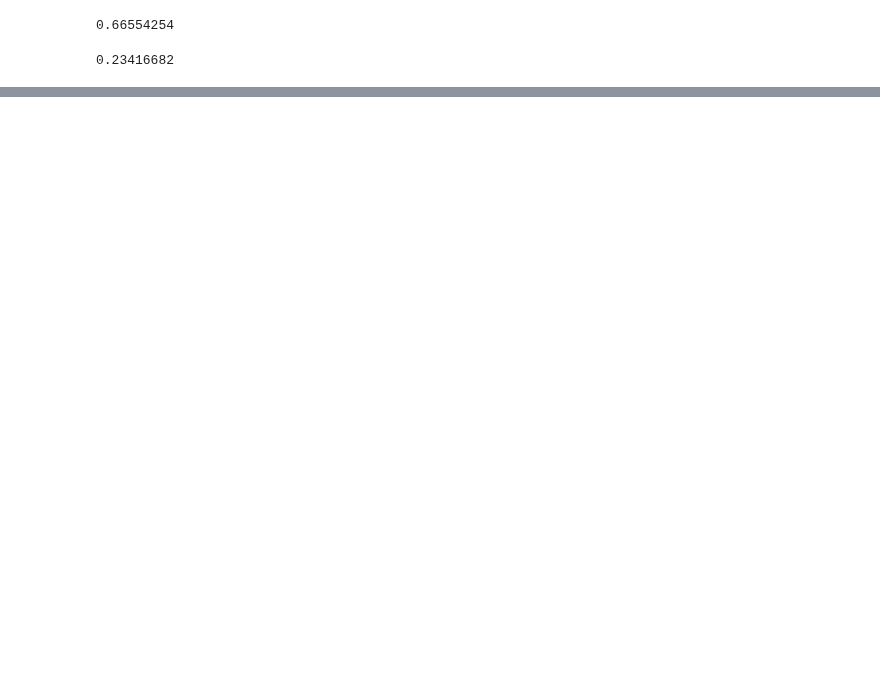
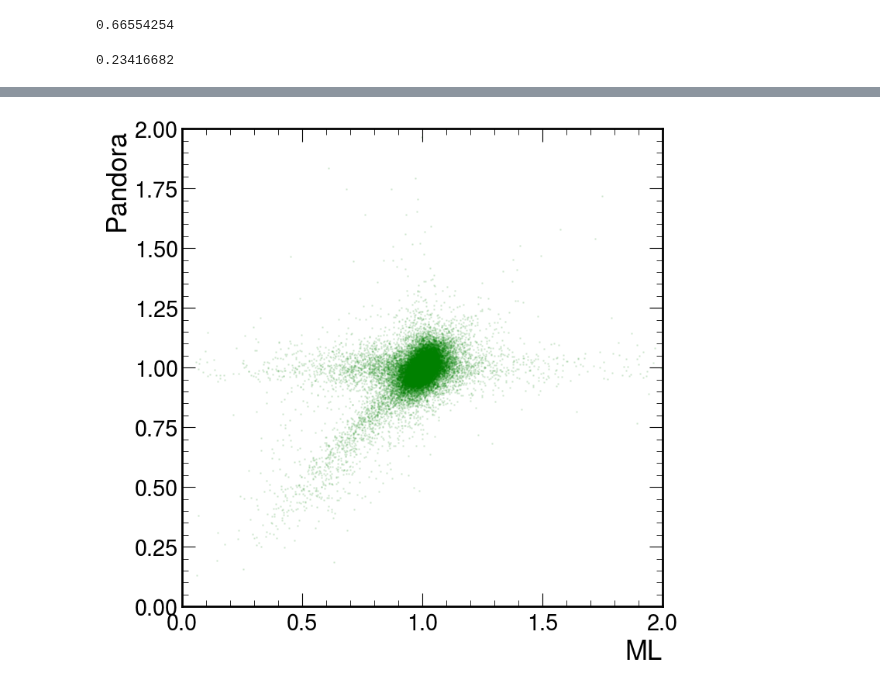
Before and after one commit to selvaggi/mlpf, a Jupyter notebook: notebooks/lowE_particles.ipynb, the cells around one changed output, grey strips where cells are left out. Drawn from its saved outputs; the diff is of its cells as text; code cells hidden in the pictures; blank space fills up the shorter version.

```diff
--- a/notebooks/lowE_particles.ipynb
+++ b/notebooks/lowE_particles.ipynb
@@ -167,0 +187,12 @@ NameError: name 'get_response_for_event_energy' is not defined
+# %%
+# Scatter plot of model and pand_filt
+matplotlib.rcParams["font.size"] = 25
+fig, ax = plt.subplots(figsize=(8,8))
+ax.scatter(model, pand, s=1, alpha=0.1, color='green')
+ax.set_xlim([0, 2])
+ax.set_ylim([0, 2])
+ax.set_xlabel("ML")
+ax.set_ylabel("Pandora")
+fig.show()
+# %% [output]
+[figure, added]
```
Also changed, not shown: parts of 21 cells of this notebook, 4 other files.
